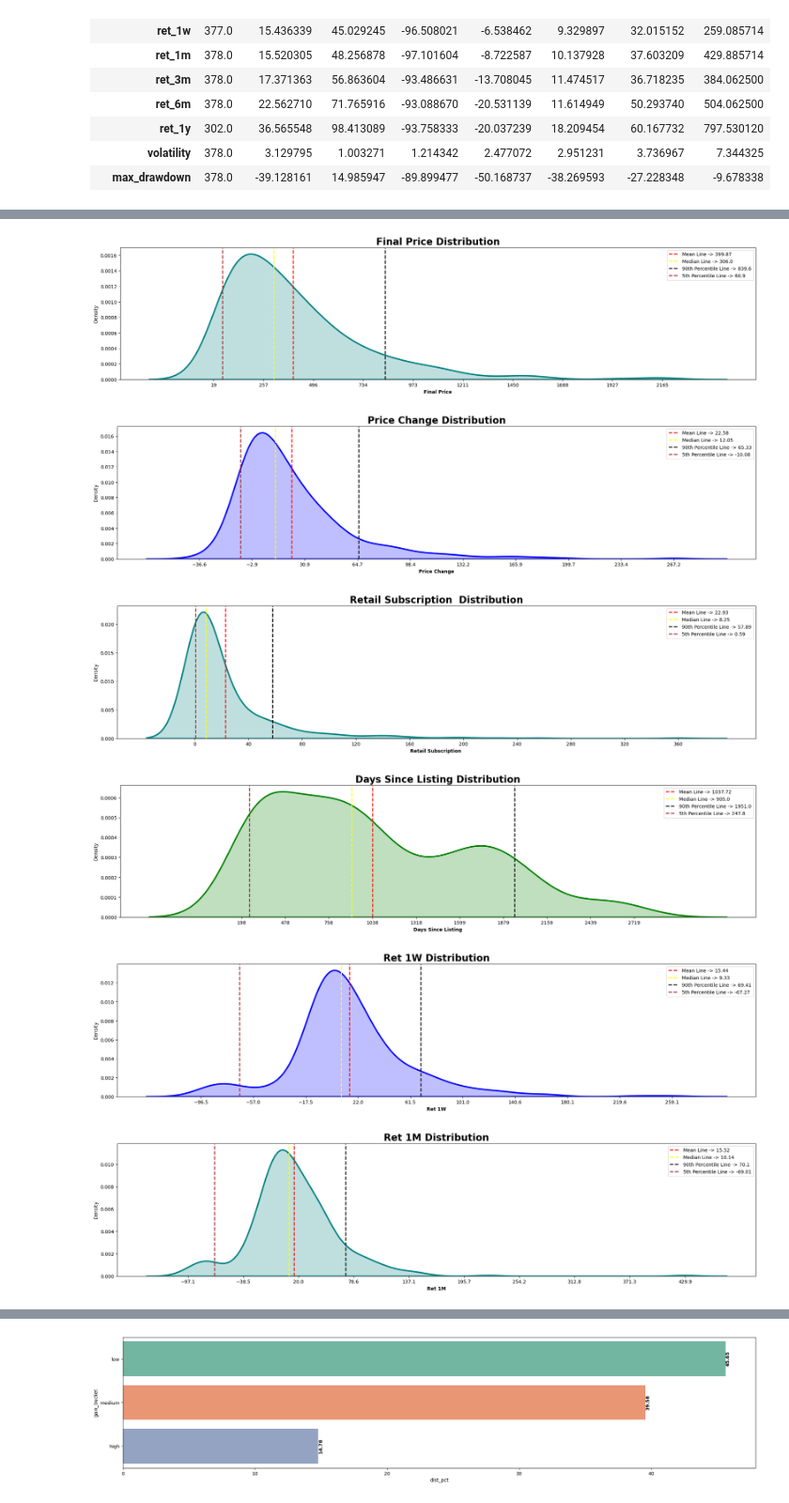
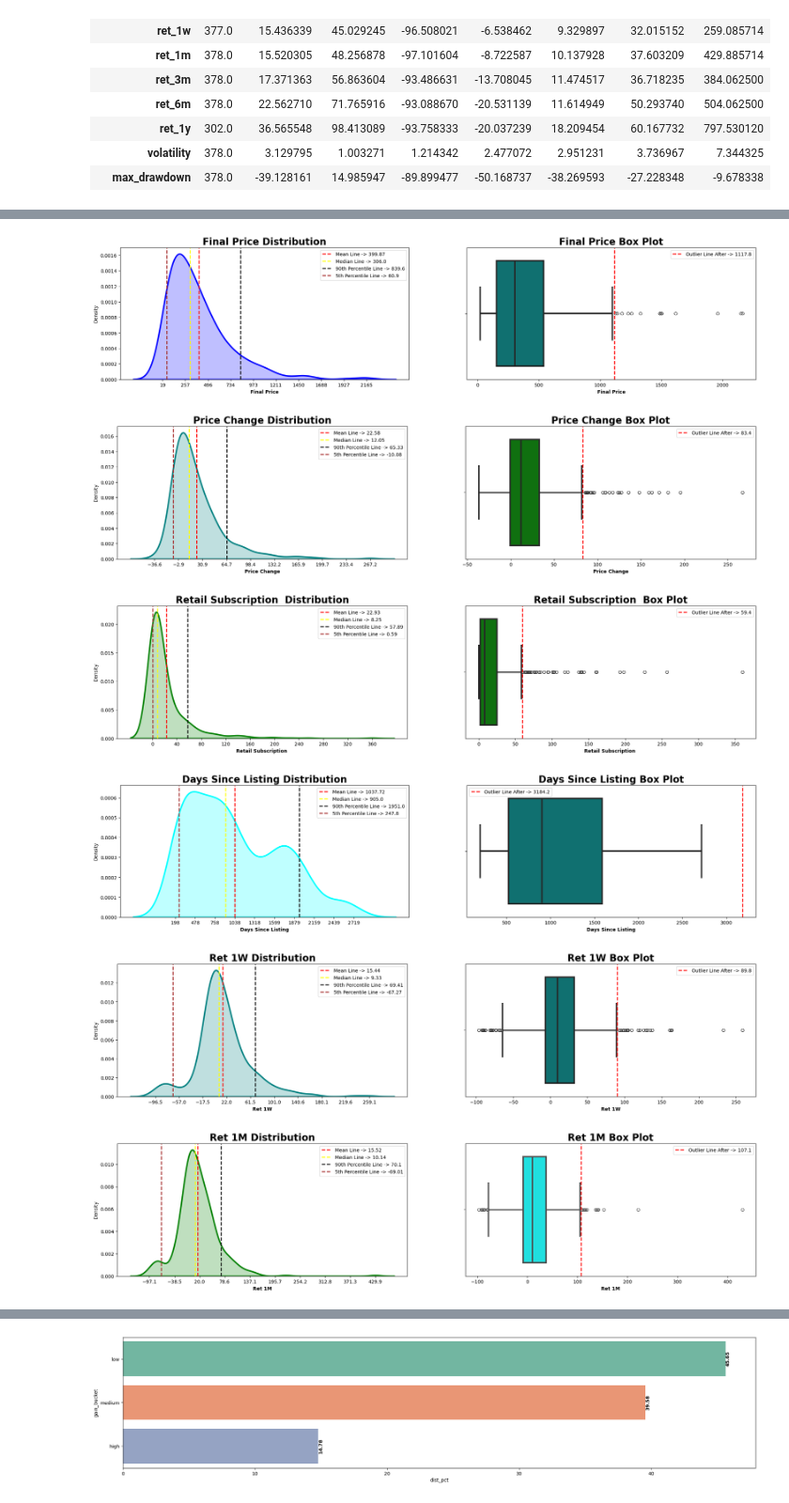
Before and after one commit to IamRaNo/InsightForge, a Jupyter notebook: Avoiding The Hype Trap/_notebooks/analysis.ipynb, the cells around one changed output, grey strips where cells are left out. Shown at 94% size. Cells and saved outputs as stored; diff of their text form; code cells hidden in the pictures.

```diff
--- a/Avoiding The Hype Trap/_notebooks/analysis.ipynb
+++ b/Avoiding The Hype Trap/_notebooks/analysis.ipynb
@@ -84,24 +93,37 @@ random.choice(colors)
 # %%
 import random
 columns = ipo.select_dtypes(['int','float']).columns.tolist()
 colors = ['green','blue','teal','cyan']
 for column in columns:
+    i=1
     plt.figure(figsize=(24,5))
+    plt.subplot(1,2,i)
     sns.kdeplot(x = column, data = ipo, color=random.choice(colors),linewidth = 3, fill=True)
     plt.axvline(ipo[column].mean(),color = 'red',linestyle = '--',linewidth = 2,label = f"Mean Line -> {ipo[column].mean().round(2)}")
     plt.axvline(ipo[column].median(),color = 'yellow',linestyle = '--',linewidth = 2,label = f"Median Line -> {ipo[column].median().round(2)}")
     plt.axvline(ipo[column].quantile(.90),color = 'black',linestyle = '--',linewidth = 2,label = f"90th Percentile Line -> {ipo[column].quantile(.90).round(2)}")
     plt.axvline(ipo[column].quantile(.05),color = 'brown',linestyle = '--',linewidth = 2,label = f"5th Percentile Line -> {ipo[column].quantile(.05).round(2)}")
     plt.grid(alpha = 0)
     plt.legend()
     plt.title(f"{column.title().replace("_"," ")} Distribution",weight = 'bold',fontsize = 20)
     plt.xlabel(f"{column.title().replace("_"," ")}",weight = 'bold')
     plt.xticks(np.linspace(ipo[column].min(),ipo[column].max(),10))
+    i+=1
+    plt.subplot(1,2,i)
+    sns.boxplot(x = column, data = ipo, color=random.choice(colors),linewidth = 3)
+    Q1 = ipo[column].quantile(0.25)
+    Q3 = ipo[column].quantile(0.75)
+    IQR = Q3 - Q1
+    upper_fence = Q3 +1.5 * IQR
+    plt.axvline(upper_fence,color = 'red',linestyle = '--',linewidth = 2,label = f"Outlier Line After -> {upper_fence:.1f}")
+    plt.legend()
+    plt.title(f"{column.title().replace("_"," ")} Box Plot",weight = 'bold',fontsize = 20)
+    plt.xlabel(f"{column.title().replace("_"," ")}",weight = 'bold')
     plt.show()
 # %% [output]
-[figure, old version]
+[figure, new version]
-[figure, old version]
+[figure, new version]
-[figure, old version]
+[figure, new version]
-[figure, old version]
+[figure, new version]
-[figure, old version]
+[figure, new version]
-[figure, old version]
+[figure, new version]
```
Also changed, not shown: parts of 17 cells of this notebook, 5 other files.
